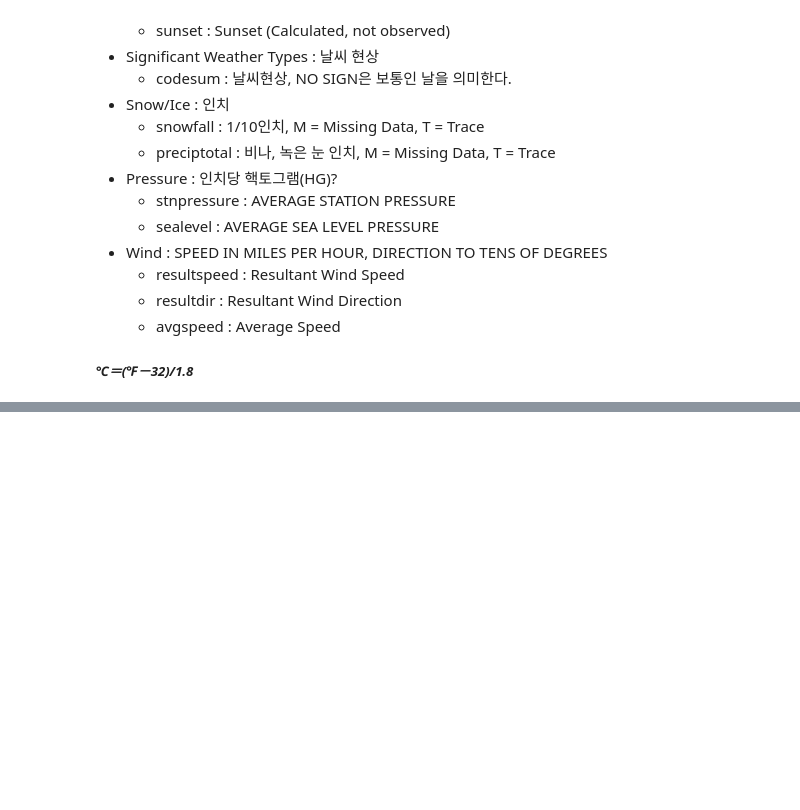
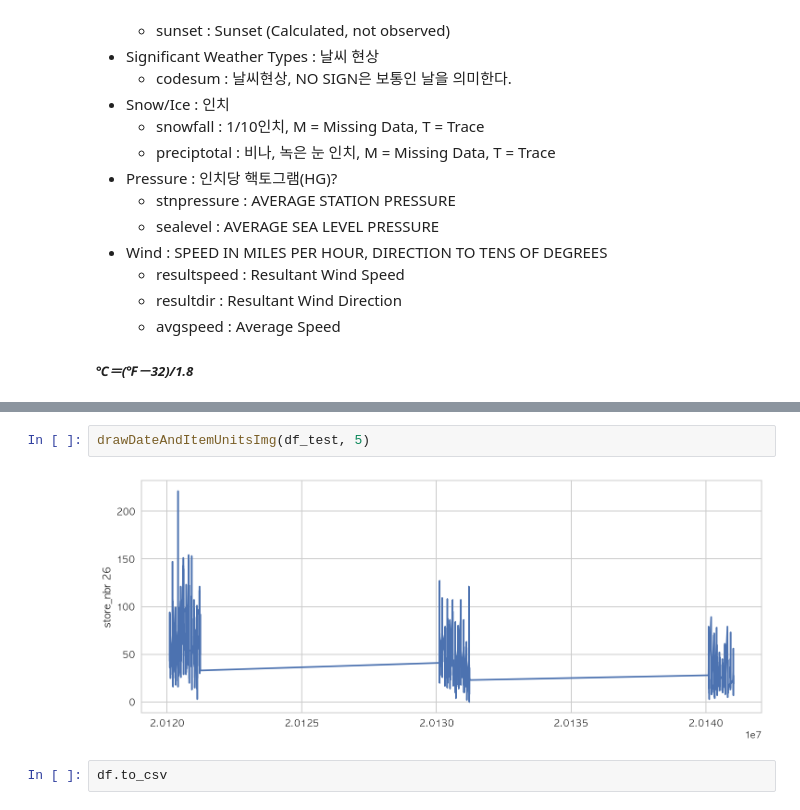
Before and after one commit to HyowonJang/LinearRegression, a Jupyter notebook: modeling_danial/Exploring the Data.ipynb, the cells around one changed output, grey strips where cells are left out. Drawn from its saved outputs; the diff is of its cells as text; blank space fills up the shorter version.

```diff
--- a/modeling_danial/Exploring the Data.ipynb
+++ b/modeling_danial/Exploring the Data.ipynb
@@ -144,0 +271,6 @@ train.describe().round(2)
+# %%
+drawDateAndItemUnitsImg(df_test, 5)
+# %% [output]
+[figure, added]
+# %%
+df.to_csv
```
Also changed, not shown: parts of 31 cells of this notebook, 4 other files.
